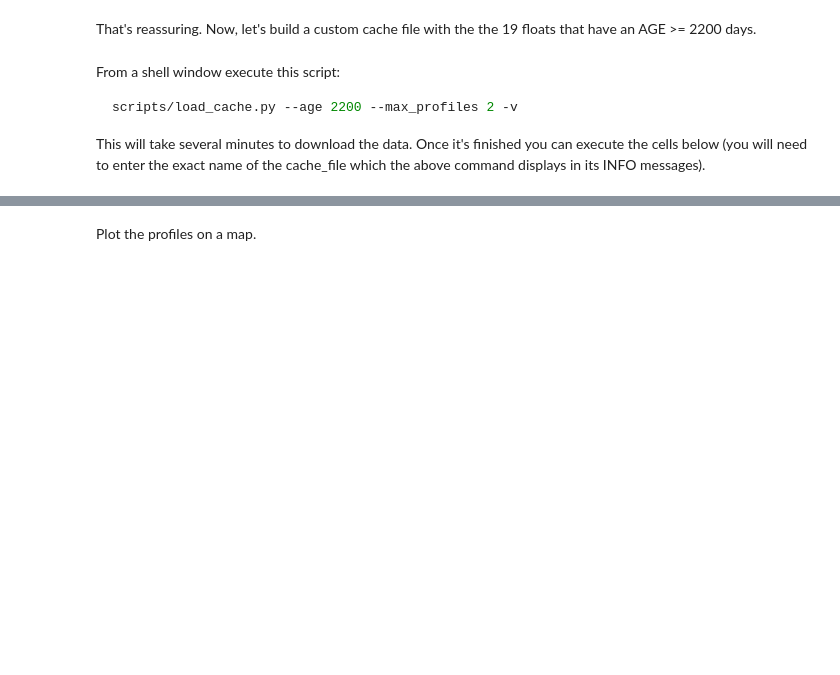
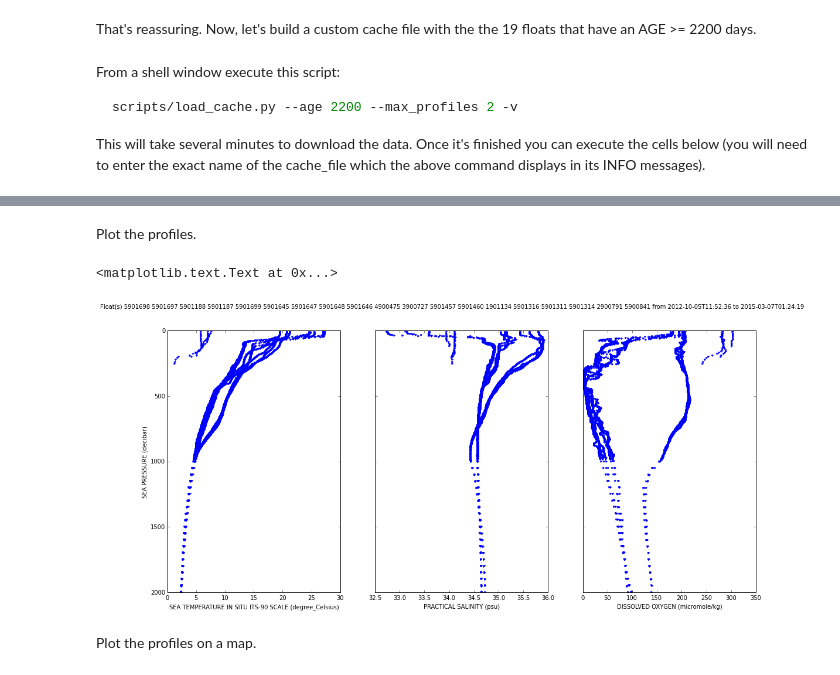
Before and after one commit to biofloat/biofloat, a Jupyter notebook: notebooks/explore_cached_oxyfloat_data.ipynb, the cells around one changed output, grey strips where cells are left out. Cells and saved outputs as stored; diff of their text form; code cells hidden in the pictures; blank space fills up the shorter version.

```diff
--- a/notebooks/explore_cached_oxyfloat_data.ipynb
+++ b/notebooks/explore_cached_oxyfloat_data.ipynb
@@ -58,3 +58,26 @@ Wall time: 45.5 s
+# %% [markdown]
+Plot the profiles.
+# %%
+# Parameter long_name and units copied from attributes in NetCDF files
+time_range = '{} to {}'.format(df.index.get_level_values('time').min(),
+                               df.index.get_level_values('time').max())
+parms = {'TEMP_ADJUSTED': 'SEA TEMPERATURE IN SITU ITS-90 SCALE (degree_Celsius)',
+         'PSAL_ADJUSTED': 'PRACTICAL SALINITY (psu)',
+         'DOXY_ADJUSTED': 'DISSOLVED OXYGEN (micromole/kg)'}
+
+plt.rcParams['figure.figsize'] = (18.0, 8.0)
+fig, ax = plt.subplots(1, len(parms), sharey=True)
+ax[0].invert_yaxis()
+ax[0].set_ylabel('SEA PRESSURE (decibar)')
+
+for i, (p, label) in enumerate(parms.iteritems()):
+    ax[i].set_xlabel(label)
+    ax[i].plot(df[p], df.index.get_level_values('pressure'), '.')
+
+plt.suptitle('Float(s) ' + ' '.join(wmo_list) + ' from ' + time_range)
+# %% [output]
+<matplotlib.text.Text at 0x...>
+[figure, added]
 # %% [markdown]
 Plot the profiles on a map.
 # %%
```
Also changed, not shown: parts of 2 cells of this notebook, 2 other files.
